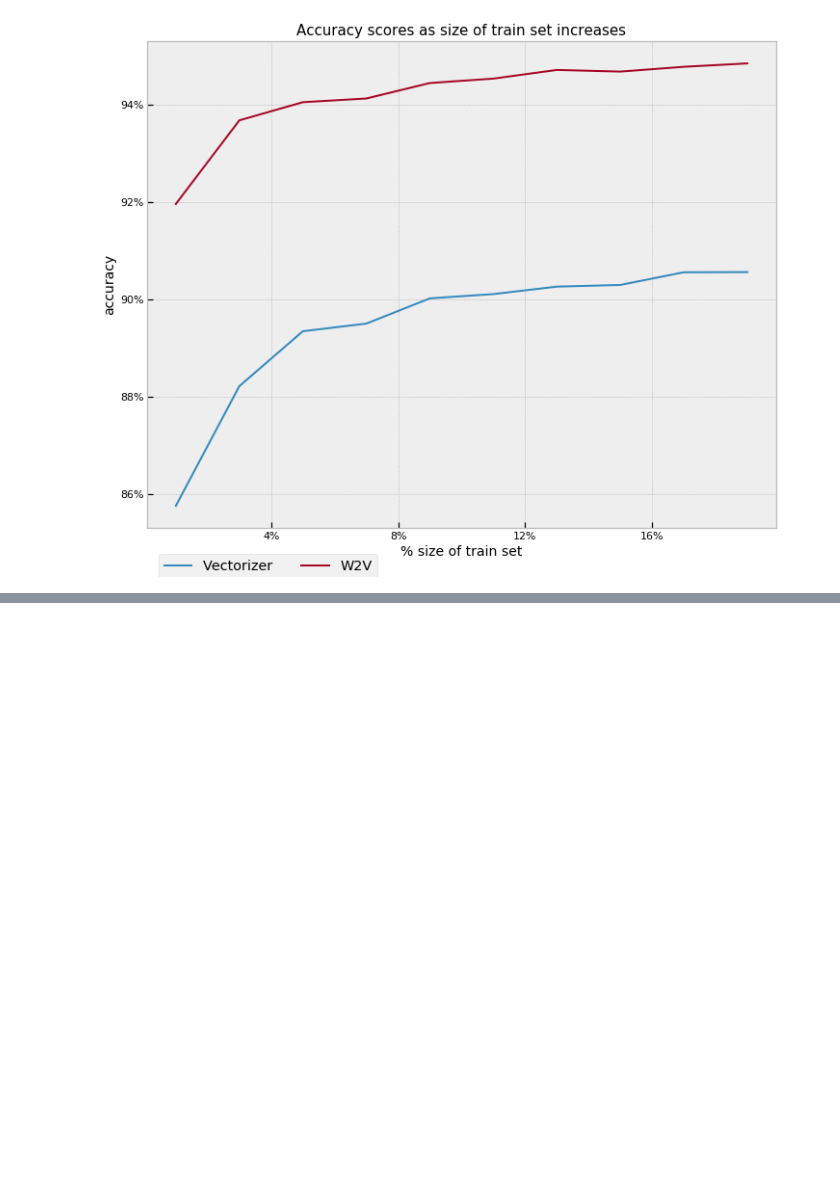
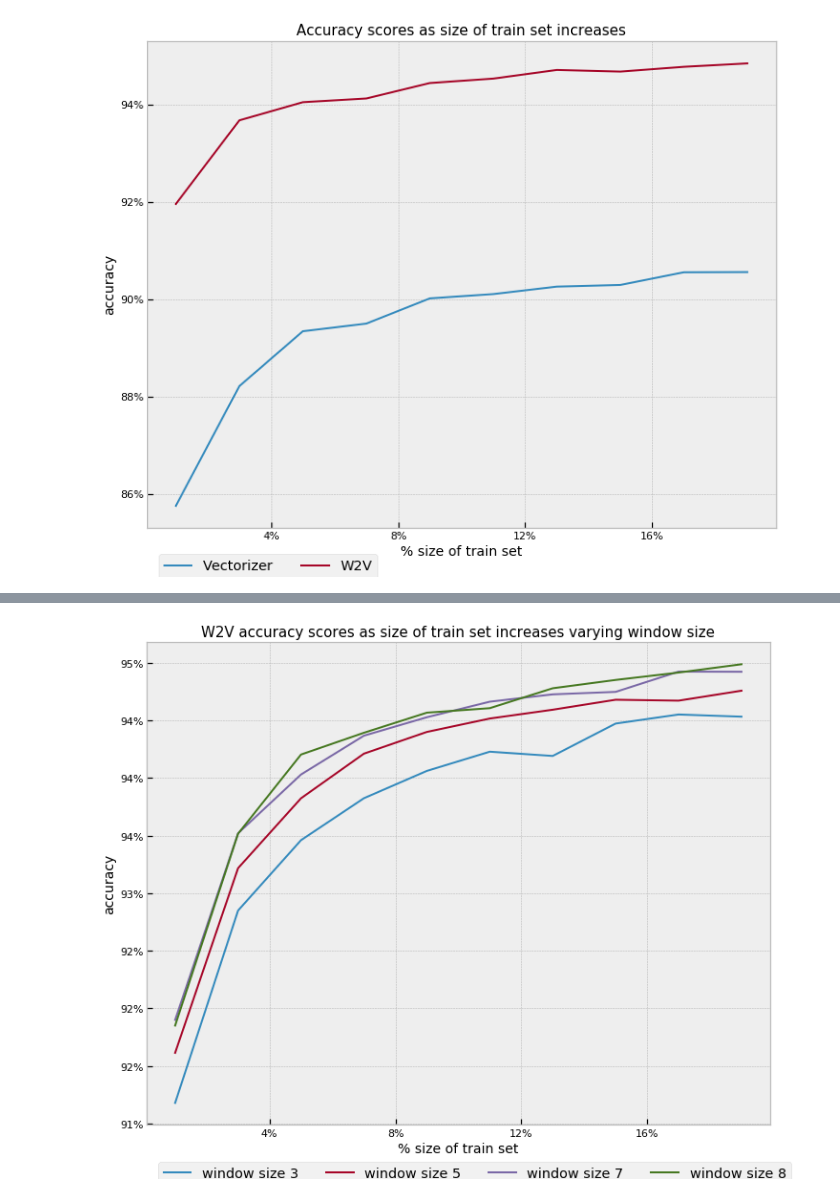
Before and after one commit to barcelonagse-datascience/text-mining-2020-continuous-embeddings-llaurabat91, a Jupyter notebook: assignment.ipynb, the cells around one changed output, grey strips where cells are left out. Saved outputs shown, nothing was run; the diff lists cells and outputs as text; code cells hidden in the pictures; blank space fills up the shorter version.

```diff
--- a/assignment.ipynb
+++ b/assignment.ipynb
@@ -107,7 +110,7 @@ def predict_acc(V_train, y_train, V_test, y_test):
 ### Training the w2v model
 # %%
 # load data
-yelps = pd.read_csv('sentiment/yelps.csv',header=0)#.sample(frac=0.1, random_state=2).reset_index(drop=True)
+yelps = pd.read_csv('yelps.csv',header=0)#.sample(frac=0.01, random_state=2).reset_index(drop=True)
 yelps = yelps[(yelps.text!='..') &(yelps.text!='...')&(yelps.text!=':(')].reset_index(drop=True)
 # %%
 # tokenize documents
@@ -185,0 +238,3 @@ With more time, I would have liked to optimize some hyperparameters of the W2V e
+# %%
+results_hyper = pd.concat([pd.Series(train_shares, name='train_share'),pd.DataFrame.from_dict(scores)], axis=1)
+results_hyper
@@ -185,0 +253,18 @@ With more time, I would have liked to optimize some hyperparameters of the W2V e
+# %%
+fig, ax = plt.subplots(figsize = (10,8))
+ax.set_title('W2V accuracy scores as size of train set increases varying window size', fontsize=15)
+labels = list(scores.keys())
+
+for w in labels:
+    ax.plot(results_hyper['train_share'],results_hyper[f'{w}'])
+ax.set_ylabel('accuracy', fontsize=14)
+ax.set_xlabel('% size of train set', fontsize=14)
+ax.xaxis.set_major_locator(plt.MaxNLocator(5))
+ax.yaxis.set_major_formatter(mtick.PercentFormatter(1, decimals=0))
+ax.xaxis.set_major_formatter(mtick.PercentFormatter(1, decimals=0))
+
+plt.tight_layout()
+fig.legend(labels, loc='lower left', fontsize='x-large', ncol=4, bbox_to_anchor=(0.08, -0.025, 0.8, 1))
+plt.show()
+# %% [output]
+[figure, added]
```
Also changed, not shown: parts of 8 cells of this notebook.
